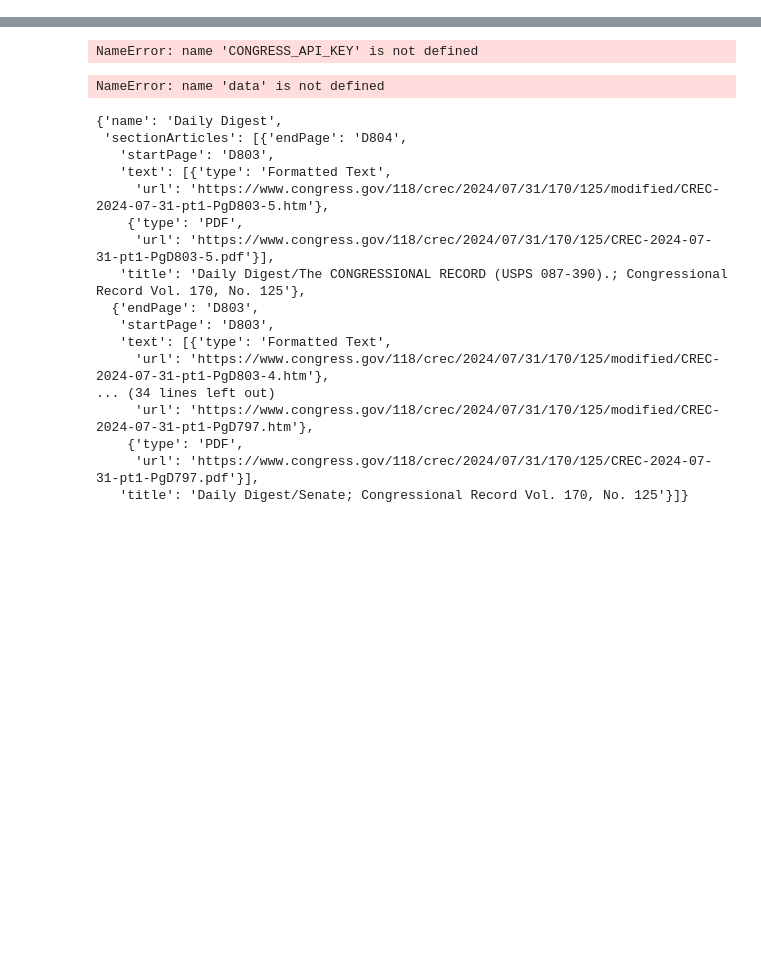
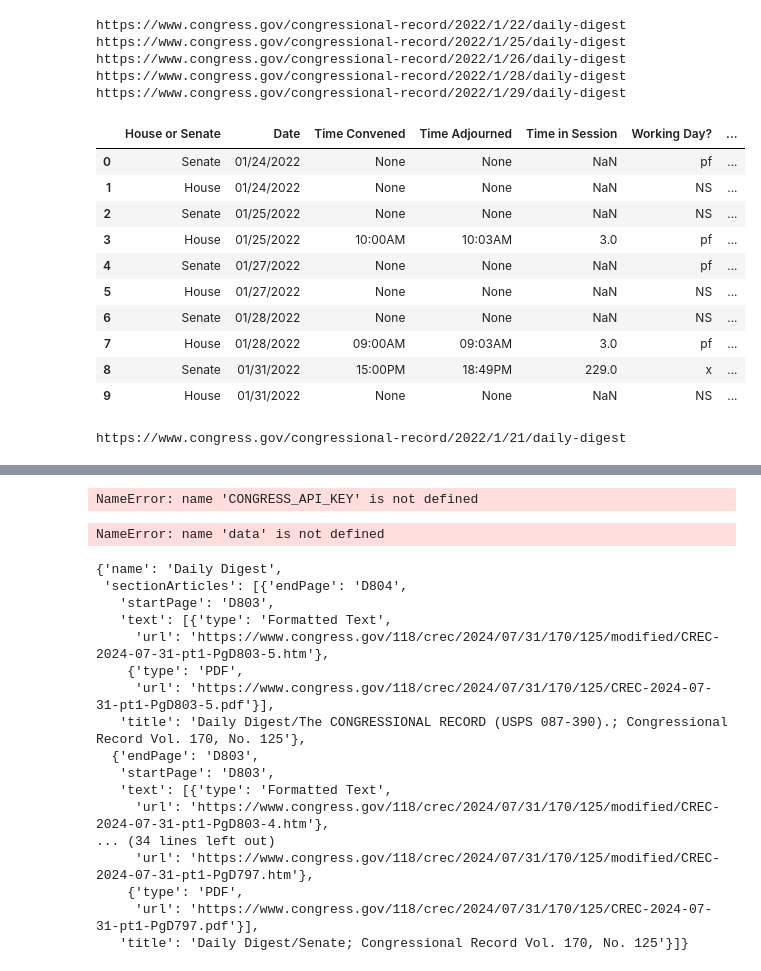
Before and after one commit to rachelorey/healthy-congress-index, a Jupyter notebook: workingdays.ipynb, the cells around one changed output, grey strips where cells are left out. Saved outputs shown, nothing was run; the diff lists cells and outputs as text; code cells hidden in the pictures; blank space fills up the shorter version.

```diff
--- a/workingdays.ipynb
+++ b/workingdays.ipynb
@@ -36,0 +109,37 @@ NameError: name 'volume_number' is not defined
+# %%
+df = workingdays(start="01/22/2022",end="01/31/2022")
+# %% [output]
+https://www.congress.gov/congressional-record/2022/1/22/daily-digest
+https://www.congress.gov/congressional-record/2022/1/25/daily-digest
+https://www.congress.gov/congressional-record/2022/1/26/daily-digest
+https://www.congress.gov/congressional-record/2022/1/28/daily-digest
+https://www.congress.gov/congressional-record/2022/1/29/daily-digest
+# %%
+df
+# %% [output]
+|  | House or Senate | Date | Time Convened | Time Adjourned | Time in Session | Working Day? | ... |
+| 0 | Senate | 01/24/2022 | None | None | NaN | pf | ... |
+| 1 | House | 01/24/2022 | None | None | NaN | NS | ... |
+| 2 | Senate | 01/25/2022 | None | None | NaN | NS | ... |
+| 3 | House | 01/25/2022 | 10:00AM | 10:03AM | 3.0 | pf | ... |
+| 4 | Senate | 01/27/2022 | None | None | NaN | pf | ... |
+| 5 | House | 01/27/2022 | None | None | NaN | NS | ... |
+| 6 | Senate | 01/28/2022 | None | None | NaN | NS | ... |
+| 7 | House | 01/28/2022 | 09:00AM | 09:03AM | 3.0 | pf | ... |
+| 8 | Senate | 01/31/2022 | 15:00PM | 18:49PM | 229.0 | x | ... |
+| 9 | House | 01/31/2022 | None | None | NaN | NS | ... |
+# %%
+start="01/21/2022"
+end="01/22/2022"
+
+datestart = datetime.strptime(start, '%m/%d/%Y').date()
+
+if end is None:
+    dateend = datetime.now().date()
+else:
+    dateend = datetime.strptime(end, '%m/%d/%Y').date()
+
+
+datestart, url, tree = helper.web_test(datestart, dateend)
+# %% [output]
+https://www.congress.gov/congressional-record/2022/1/21/daily-digest
```
Also changed, not shown: parts of 9 cells of this notebook, 2 other files.
